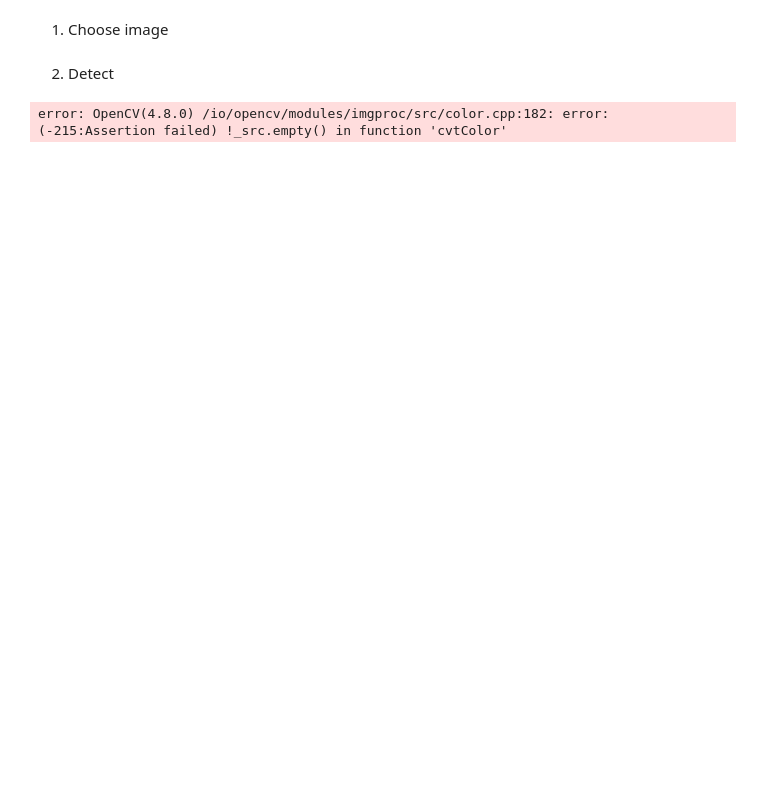
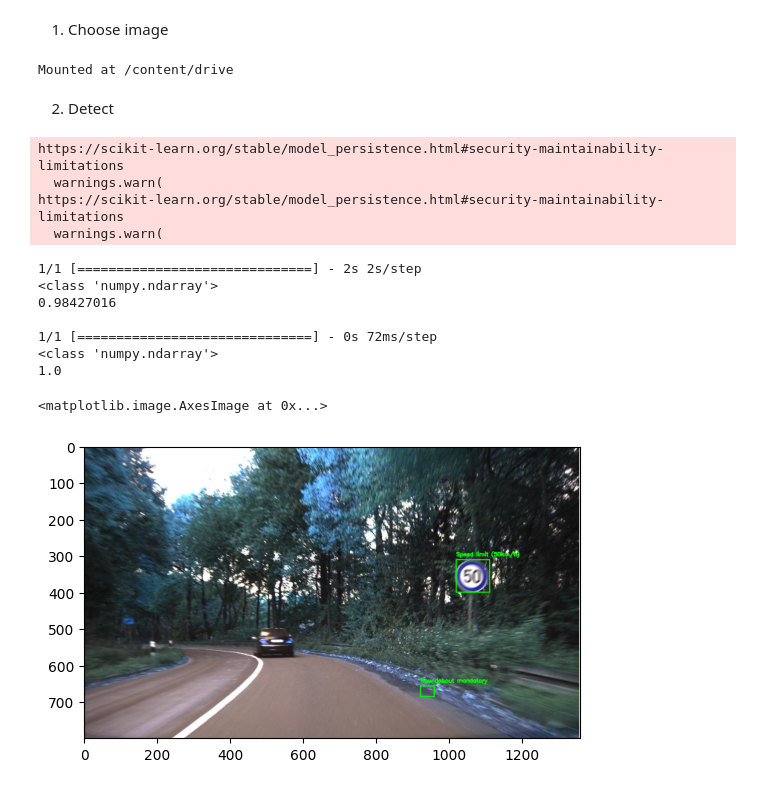
Before and after one commit to RealKC/image-processing-project, a Jupyter notebook: code/final_presentation.ipynb, the cells around one changed output. Cells and saved outputs as stored; diff of their text form; code cells hidden in the pictures; blank space fills up the shorter version.

Commit message:
code: Make the notebook for our presentation work in colab
Co-authored-by: Mihalache Mihai <kime78.dev@gmail.com>

```diff
--- a/code/final_presentation.ipynb
+++ b/code/final_presentation.ipynb
@@ -1,8 +3,13 @@
 # %% [markdown]
 1. Choose image
+# %%
+from google.colab import drive
+drive.mount('/content/drive')
+# %% [output]
+Mounted at /content/drive
 # %%
 import cv2
-img_path = 'blurry.png'
+img_path = '/content/drive/MyDrive/PI/Proiect/blurry.png'
 image = cv2.imread(img_path)
 # %% [markdown]
 2. Detect
@@ -84,7 +91,7 @@ class_names = {
 
 def traffic_sign_detection(image):
     image_hsv = cv2.cvtColor(image, cv2.COLOR_BGR2HSV)
-    cv2.imshow("hsv", image_hsv)
+    #plt.imshow("hsv", image_hsv)
 
     lower_red = np.array([0, 50, 50])
     upper_red = np.array([5, 255, 255])
@@ -125,7 +132,7 @@ def traffic_sign_detection(image):
 
         hogf = hog_features(subimage)
 
-        with open("svm_model.pkl", "rb") as f:
+        with open("/content/drive/MyDrive/PI/Proiect/svm_model.pkl", "rb") as f:
             clf = pickle.load(f)
         features = np.pad(hogf, (0, 3000 - len(hogf)), mode="constant")
         prediction = clf.predict([features])
@@ -176,7 +183,7 @@ def cnn_traffic_sign_recognition(image):
         Dense(43, activation="softmax")
     )
 
-    model.load_weights("model.h5")
+    model.load_weights("/content/drive/MyDrive/PI/Proiect/model.h5")
 
     predictions = model.predict(image)
     print(type(predictions))
@@ -190,31 +197,43 @@ signs, img = traffic_sign_detection(image)
 for (x1, y1, x2, y2, label) in signs:
 
     detected_sign = image[y1:y2, x1:x2]
 
     predictions = cnn_traffic_sign_recognition(detected_sign)
     print(np.max(predictions))
     predicted_class = np.argmax(predictions)
     print()
     if np.max(predictions) >= 0:
         predicted_label = class_names[predicted_class]
         cv2.rectangle(
             image, (x1, y1), (x2, y2), (0, 255, 0), 2
         )  # Draw rectangle around the detected sign
         cv2.putText(
             image,
             f"{predicted_label}",
             (x1, y1 - 10),
             cv2.FONT_HERSHEY_SIMPLEX,
             0.5,
             (0, 255, 0),
             2,
         )  # Add label
 
 #cv2.imshow("Detected Signs with Predictions", img)
 #cv2.imwrite("detected_signs_predictions.jpg", img)
 plt.imshow(img)
 
 #cv2.imshow("detections", img)
 #cv2.imwrite("detections.jpg", img)
 # %% [output]
-error: OpenCV(4.8.0) /io/opencv/modules/imgproc/src/color.cpp:182: error: (-215:Assertion failed) !_src.empty() in function 'cvtColor'
+https://scikit-learn.org/stable/model_persistence.html#security-maintainability-limitations
+  warnings.warn(
+https://scikit-learn.org/stable/model_persistence.html#security-maintainability-limitations
+  warnings.warn(
+1/1 [==============================] - 2s 2s/step
+<class 'numpy.ndarray'>
+0.98427016
+
+1/1 [==============================] - 0s 72ms/step
+<class 'numpy.ndarray'>
+1.0
+<matplotlib.image.AxesImage at 0x...>
+[figure, added]
```
Also changed, not shown: parts of 1 cell of this notebook.
